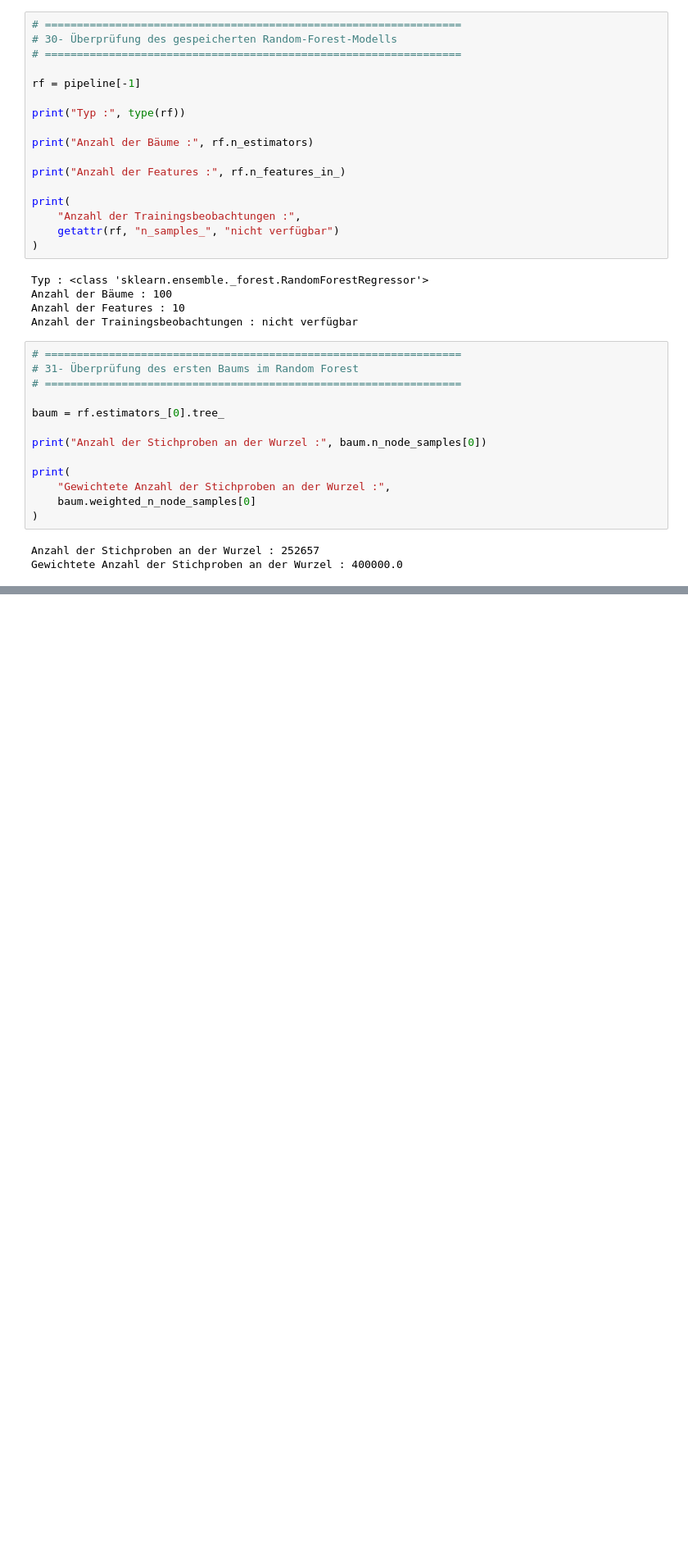
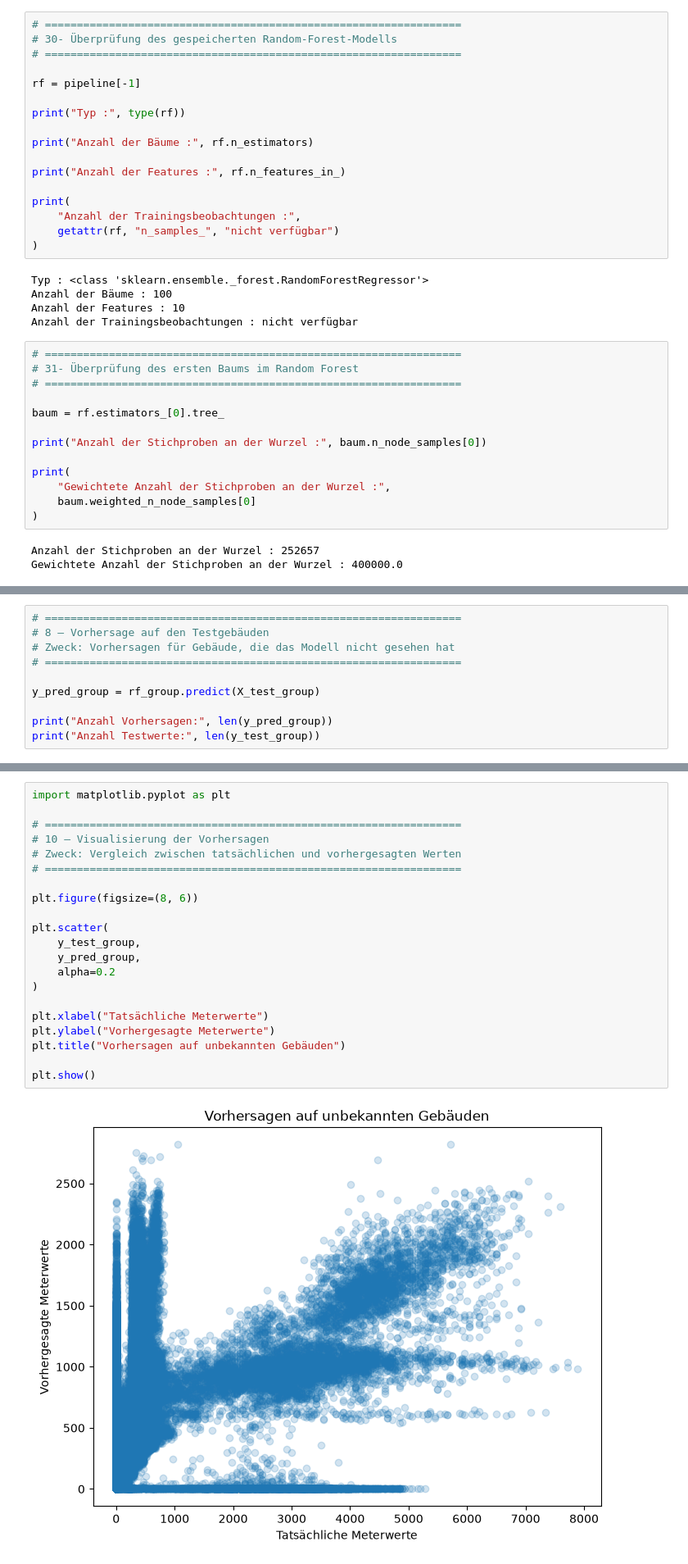
Before and after one commit to Dian026/ASHRAE-Energy-Analysis, a Jupyter notebook: 04_Machine_Learning/ml_model.ipynb, the cells around one changed output, grey strips where cells are left out. Shown at 82% size. Saved outputs shown, nothing was run; the diff lists cells and outputs as text; blank space fills up the shorter version.

```diff
--- a/04_Machine_Learning/ml_model.ipynb
+++ b/04_Machine_Learning/ml_model.ipynb
@@ -1596,0 +1759,10 @@ Gewichtete Anzahl der Stichproben an der Wurzel : 400000.0
+# %%
+# =================================================================
+# 8 – Vorhersage auf den Testgebäuden
+# Zweck: Vorhersagen für Gebäude, die das Modell nicht gesehen hat
+# =================================================================
+
+y_pred_group = rf_group.predict(X_test_group)
+
+print("Anzahl Vorhersagen:", len(y_pred_group))
+print("Anzahl Testwerte:", len(y_test_group))
@@ -1596,0 +1807,23 @@ Gewichtete Anzahl der Stichproben an der Wurzel : 400000.0
+# %%
+import matplotlib.pyplot as plt
+
+# =================================================================
+# 10 – Visualisierung der Vorhersagen
+# Zweck: Vergleich zwischen tatsächlichen und vorhergesagten Werten
+# =================================================================
+
+plt.figure(figsize=(8, 6))
+
+plt.scatter(
+    y_test_group,
+    y_pred_group,
+    alpha=0.2
+)
+
+plt.xlabel("Tatsächliche Meterwerte")
+plt.ylabel("Vorhergesagte Meterwerte")
+plt.title("Vorhersagen auf unbekannten Gebäuden")
+
+plt.show()
+# %% [output]
+[figure, added]
```
Also changed, not shown: parts of 18 cells of this notebook.
